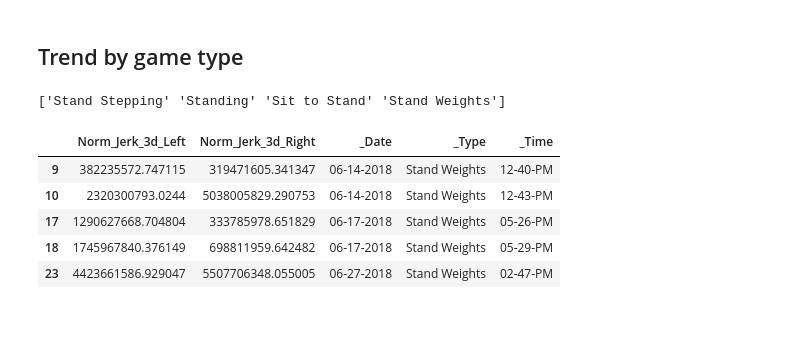
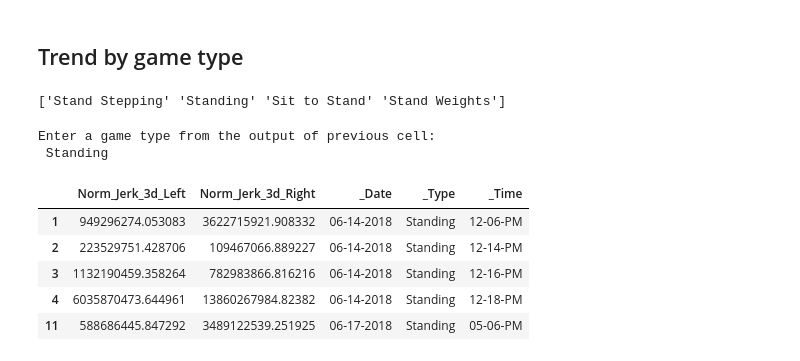
Before and after one commit to MengxuanMa2016/Data_Visualization_Python, a Jupyter notebook: Visualization_of_assessment_outcomes_smoothness.ipynb, the cells around one changed output. Cells and saved outputs as stored; diff of their text form; code cells hidden in the pictures; blank space fills up the shorter version.

```diff
--- a/Visualization_of_assessment_outcomes_smoothness.ipynb
+++ b/Visualization_of_assessment_outcomes_smoothness.ipynb
@@ -81,8 +81,8 @@ HS8
 healthy_data_file = 'KL30-ALL-speedsmoothness_metrics012719.csv'
 
 if Client == "HS1":
-  stroke_data_file = 'HS1-ALL-speedsmoothness_metrics012019.csv'
-  stroke_trial_file = 'HS1-ALL-trial_list012019.csv'
+  stroke_data_file = 'HS1-ALL-speedsmoothness_metrics012919.csv'
+  stroke_trial_file = 'HS1-ALL-trial_list012919.csv'
 
 elif Client == "HS2":
   stroke_data_file = 'HS2-ALL-speedsmoothness_metrics011819.csv'
@@ -294,12 +315,29 @@ stroke data:
 # %% [markdown]
 ## Build up a pandas table of the stroke assessment data
 # %%
-headers = ['_Date','_Time','_Player','_PlayerId','_Type', \
+print("processing data form " + str(Client))
+
+if Client == 'HS1':
+  print('HS1 header...')
+  headers = ['_Type','_Date','_Time', \
+           'Max_Speed_Left', 'Max_Speed_Right',	'Mean_Speed_Left',	'Mean_Speed_Right','Mean/Max_Left',	'Mean/Max_Right',	\
+           'Norm_Jerk_x_Left',	'Norm_Jerk_y_Left',	'Norm_Jerk_z_Left',	'Norm_Jerk_x_Right',	'Norm_Jerk_y_Right',	'Norm_Jerk_z_Right',\
+           'Norm_Jerk_3d_Left',	'Norm_Jerk_3d_Right']
+elif Client == 'HS2' or Client == 'HS4' or Client == 'LSVT1' or Client == 'LSVT2':
+  print("HS2 and HS4 header...")
+  # hs 2
+  headers = ['_Date','_Time','_Player','_Type', \
+           'Max_Speed_Left', 'Max_Speed_Right',	'Mean_Speed_Left',	'Mean_Speed_Right','Mean/Max_Left',	'Mean/Max_Right',	\
+           'Norm_Jerk_x_Left',	'Norm_Jerk_y_Left',	'Norm_Jerk_z_Left',	'Norm_Jerk_x_Right',	'Norm_Jerk_y_Right',	'Norm_Jerk_z_Right',\
+           'Norm_Jerk_3d_Left',	'Norm_Jerk_3d_Right']
+else:
+  print("Header for HS5,7,8 and LSVT")
+  headers = ['_Date','_Time','_Player','_PlayerId','_Type', \
            'Max_Speed_Left', 'Max_Speed_Right',	'Mean_Speed_Left',	'Mean_Speed_Right','Mean/Max_Left',	'Mean/Max_Right',	\
            'Norm_Jerk_x_Left',	'Norm_Jerk_y_Left',	'Norm_Jerk_z_Left',	'Norm_Jerk_x_Right',	'Norm_Jerk_y_Right',	'Norm_Jerk_z_Right',\
            'Norm_Jerk_3d_Left',	'Norm_Jerk_3d_Right']
 
-stroke_trial_data = np.concatenate((trail_info, stroke_data), axis=1)
+stroke_trial_data = np.concatenate((trial_info, stroke_data), axis=1)
 # print("trial with data: \n" + str(stroke_trial_data[:3,0:3]))
 
 stroke_trial_data_dict = dict(zip(headers, stroke_trial_data.T))
@@ -469,17 +513,19 @@ print(stroke_df._Type.unique())
 # %% [output]
 ['Stand Stepping' 'Standing' 'Sit to Stand' 'Stand Weights']
 # %%
-selected_type = 'Stand Weights'
+selected_type = input('Enter a game type from the output of previous cell:\n ')
 one_game_df = stroke_df.loc[stroke_df['_Type'] == selected_type]
 one_game_df = one_game_df[[metric_left,metric_right,'_Date','_Type','_Time']]
 display(one_game_df[:5])
 # %% [output]
+Enter a game type from the output of previous cell:
+ Standing
 |  | Norm_Jerk_3d_Left | Norm_Jerk_3d_Right | _Date | _Type | _Time |
-| 9 | 382235572.747115 | 319471605.341347 | 06-14-2018 | Stand Weights | 12-40-PM |
-| 10 | 2320300793.0244 | 5038005829.290753 | 06-14-2018 | Stand Weights | 12-43-PM |
-| 17 | 1290627668.704804 | 333785978.651829 | 06-17-2018 | Stand Weights | 05-26-PM |
-| 18 | 1745967840.376149 | 698811959.642482 | 06-17-2018 | Stand Weights | 05-29-PM |
-| 23 | 4423661586.929047 | 5507706348.055005 | 06-27-2018 | Stand Weights | 02-47-PM |
+| 1 | 949296274.053083 | 3622715921.908332 | 06-14-2018 | Standing | 12-06-PM |
+| 2 | 223529751.428706 | 109467066.889227 | 06-14-2018 | Standing | 12-14-PM |
+| 3 | 1132190459.358264 | 782983866.816216 | 06-14-2018 | Standing | 12-16-PM |
+| 4 | 6035870473.644961 | 13860267984.82382 | 06-14-2018 | Standing | 12-18-PM |
+| 11 | 588686445.847292 | 3489122539.251925 | 06-17-2018 | Standing | 05-06-PM |
 # %%
 one_game_title = metric + ' assessment over time for ' + selected_type + ' game'
 one_game_display_df = overtime_analysis(one_game_df, metric_left, metric_right, one_game_title , baseline_dataframe=health_df)
```
Also changed, not shown: parts of 12 cells of this notebook.
